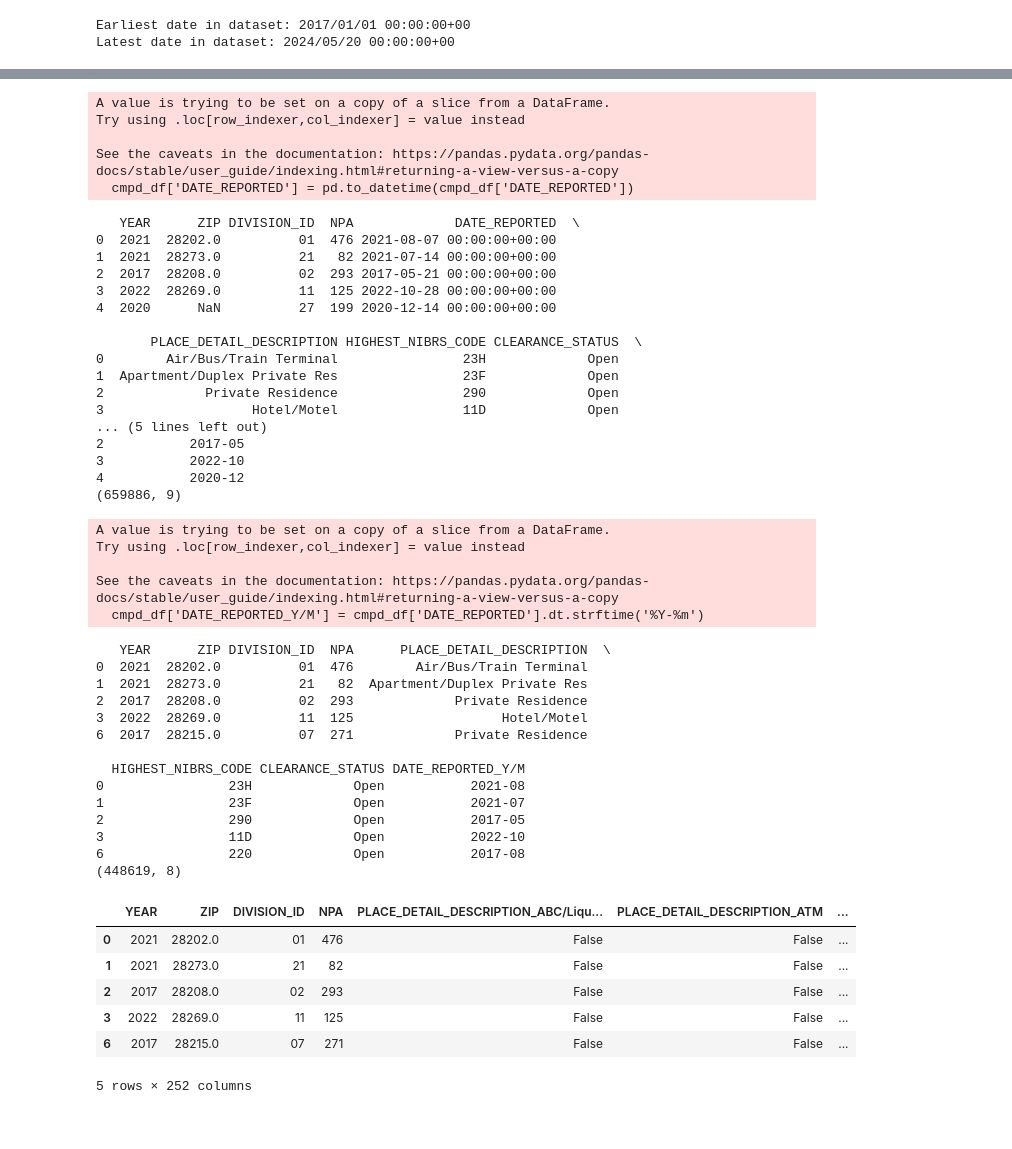
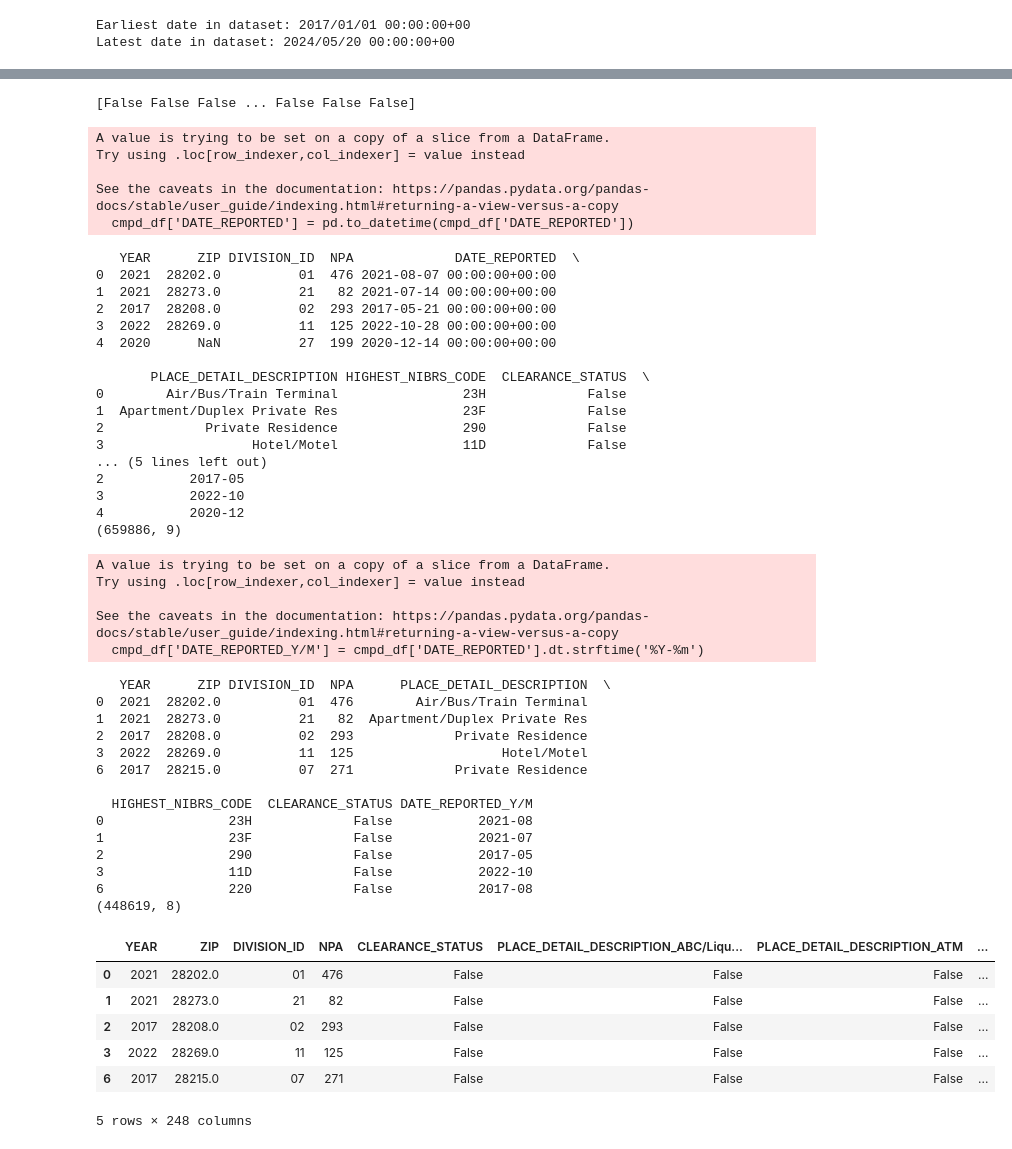
Before and after one commit to meltonme/Crime-Predictions, a Jupyter notebook: pre_optimized_model.ipynb, the cells around one changed output, grey strips where cells are left out. Drawn from its saved outputs; the diff is of its cells as text; code cells hidden in the pictures.

```diff
--- a/pre_optimized_model.ipynb
+++ b/pre_optimized_model.ipynb
@@ -7,7 +7,7 @@ import tensorflow as tf
 # %%
 import zipfile
 # Upload the zipfile that we want to read
-zf = zipfile.ZipFile('Resources/CMPD_Incidents.zip')
+zf = zipfile.ZipFile('C:/Users/mahan/OneDrive/Desktop/Repos/Crime-Predictions/CMPD_Incidents.zip')
 
 # Have Pandas read the csv file in the zip file
 CMPD_df = pd.read_csv(zf.open('CMPD_Incidents.csv'))
@@ -65,3 +100,20 @@ Latest date in dataset: 2024/05/20 00:00:00+00
+# %%
+#Change the values in the 'CLEARANCE STATUS' to 0 or 1
+#Define the mapping
+mapping = {'Open': True, 'Cleared by Arrest': False, 'Cleared by Arrest by Another Agency': False, 'Exceptionally Cleared': False, 'Unfounded': False}
+
+# Apply mapping to the 'CLEARANCE_STATUS' column and fill NaN values with a default value (e.g., False)
+CMPD_df['CLEARANCE_STATUS'] = CMPD_df['CLEARANCE_STATUS'].map(mapping).fillna(False)
+
+#check to make sure the above worked
+CMPD_df.head(5)
+
+#Convert the 'CLEARANCE_STATUS' column into an array
+
+status_array = CMPD_df['CLEARANCE_STATUS'].values
+print(status_array)
+# %% [output]
+[False False False ... False False False]
 # %%
 # Change DATE_REPORTED date time to only the year and month so there are less columns to train.
 # This could decrease the amount of columns from potentially 2,500+ to 84 for just dates.
@@ -87,11 +139,11 @@ See the caveats in the documentation: https://pandas.pydata.org/pandas-docs/stab
 3  2022  28269.0          11  125 2022-10-28 00:00:00+00:00
 4  2020      NaN          27  199 2020-12-14 00:00:00+00:00
 
-       PLACE_DETAIL_DESCRIPTION HIGHEST_NIBRS_CODE CLEARANCE_STATUS  \
-0        Air/Bus/Train Terminal                23H             Open
-1  Apartment/Duplex Private Res                23F             Open
-2             Private Residence                290             Open
-3                   Hotel/Motel                11D             Open
+       PLACE_DETAIL_DESCRIPTION HIGHEST_NIBRS_CODE  CLEARANCE_STATUS  \
+0        Air/Bus/Train Terminal                23H             False
+1  Apartment/Duplex Private Res                23F             False
+2             Private Residence                290             False
+3                   Hotel/Motel                11D             False
 ... (5 lines left out)
 2           2017-05
 3           2022-10
@@ -123,23 +175,23 @@ print(cleaned_cmpd_df.shape)
 3  2022  28269.0          11  125                   Hotel/Motel
 6  2017  28215.0          07  271             Private Residence
 
-  HIGHEST_NIBRS_CODE CLEARANCE_STATUS DATE_REPORTED_Y/M
-0                23H             Open           2021-08
-1                23F             Open           2021-07
-2                290             Open           2017-05
-3                11D             Open           2022-10
-6                220             Open           2017-08
+  HIGHEST_NIBRS_CODE  CLEARANCE_STATUS DATE_REPORTED_Y/M
+0                23H             False           2021-08
+1                23F             False           2021-07
+2                290             False           2017-05
+3                11D             False           2022-10
+6                220             False           2017-08
 (448619, 8)
 # %%
 # Encode categorical variables
-needs_encoding = ['PLACE_DETAIL_DESCRIPTION','HIGHEST_NIBRS_CODE','DATE_REPORTED_Y/M', 'CLEARANCE_STATUS']
+needs_encoding = ['PLACE_DETAIL_DESCRIPTION','HIGHEST_NIBRS_CODE','DATE_REPORTED_Y/M']
 final_cmpd_df = pd.get_dummies(cleaned_cmpd_df, columns=needs_encoding)
 final_cmpd_df.head()
 # %% [output]
-|  | YEAR | ZIP | DIVISION_ID | NPA | PLACE_DETAIL_DESCRIPTION_ABC/Liqu... | PLACE_DETAIL_DESCRIPTION_ATM | ... |
-| 0 | 2021 | 28202.0 | 01 | 476 | False | False | ... |
-| 1 | 2021 | 28273.0 | 21 | 82 | False | False | ... |
-| 2 | 2017 | 28208.0 | 02 | 293 | False | False | ... |
-| 3 | 2022 | 28269.0 | 11 | 125 | False | False | ... |
-| 6 | 2017 | 28215.0 | 07 | 271 | False | False | ... |
+|  | YEAR | ZIP | DIVISION_ID | NPA | CLEARANCE_STATUS | PLACE_DETAIL_DESCRIPTION_ABC/Liqu... | PLACE_DETAIL_DESCRIPTION_ATM | ... |
+| 0 | 2021 | 28202.0 | 01 | 476 | False | False | False | ... |
+| 1 | 2021 | 28273.0 | 21 | 82 | False | False | False | ... |
+| 2 | 2017 | 28208.0 | 02 | 293 | False | False | False | ... |
+| 3 | 2022 | 28269.0 | 11 | 125 | False | False | False | ... |
+| 6 | 2017 | 28215.0 | 07 | 271 | False | False | False | ... |
-5 rows × 252 columns
+5 rows × 248 columns
```
Also changed, not shown: parts of 8 cells of this notebook.
